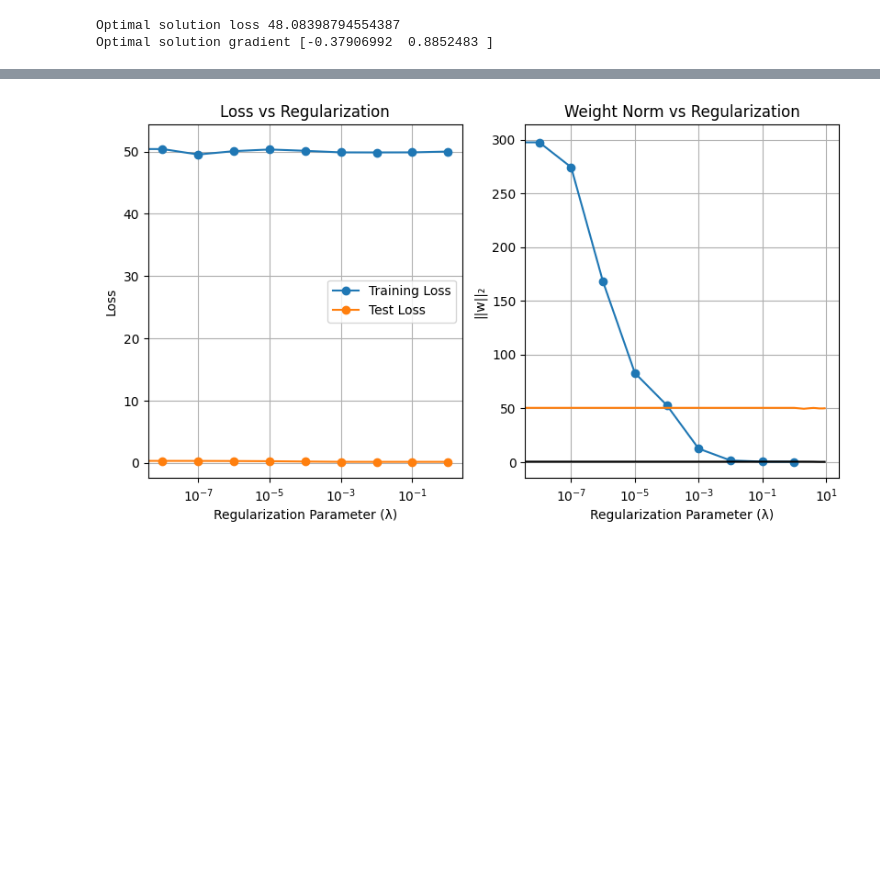
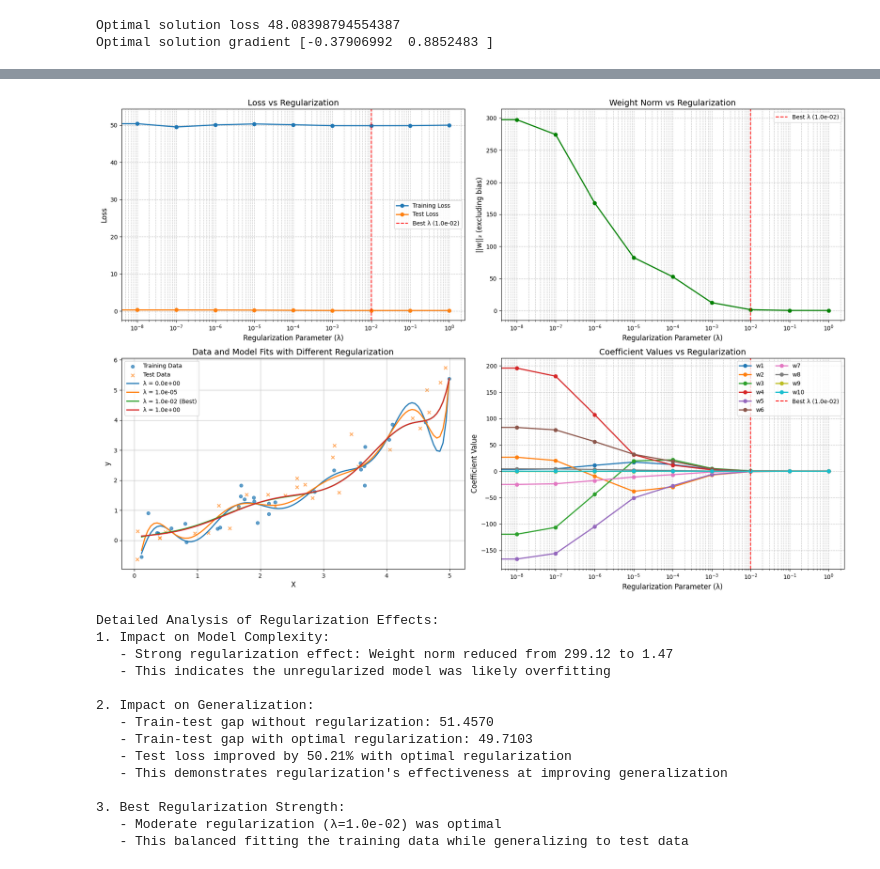
Before and after one commit to Kevinzzz6/hw1a, a Jupyter notebook: Notebook.ipynb, the cells around one changed output, grey strips where cells are left out. Cells and saved outputs as stored; diff of their text form; code cells hidden in the pictures; blank space fills up the shorter version.

```diff
--- a/Notebook.ipynb
+++ b/Notebook.ipynb
@@ -210,14 +162,18 @@ print(test_err,'%')
 # %%
 ## PART (i):
-Batch = [1, 50 , 100, 200, 300]
-test_err = np.zeros((len(Batch),1))
+Batch = [1, 50, 100, 200, 300]
+test_err = np.zeros((len(Batch), 1))
 # ================================================================ #
 # YOUR CODE HERE:
-# Train the Logistic regression for different batch size. Avergae the test error over 10 times
+# Train the Logistic regression for different batch size. Average the test error over 10 times
 # ================================================================ #
 num_runs = 10
 eta = 1e-5
-num_epochs = 6000
+num_iters = 5000
+
+# Ensure y values are properly formatted
+y_train_formatted = y_train.flatten() if hasattr(y_train, 'flatten') else y_train
+y_test_formatted = y_test.flatten() if hasattr(y_test, 'flatten') else y_test
 
 for b_idx, batch_size in enumerate(Batch):
     batch_errors = []
@@ -228,12 +184,11 @@ for b_idx, batch_size in enumerate(Batch):
         logistic = Logistic(d=X_train.shape[1], reg_param=0)
 
         # Train with the current batch size
-        num_iters = int(num_epochs / batch_size)  # Adjust number of iterations based on batch size
-        loss_history, w = logistic.train_LR(X_train, y_train, eta=eta, batch_size=batch_size, num_iters=num_iters)
+        loss_history, w = logistic.train_LR(X_train, y_train_formatted, eta=eta, batch_size=batch_size, num_iters=num_iters)
 
-        # Compute test error
+        # Compute test error (percentage of misclassified points)
         y_pred = logistic.predict(X_test)
-        error = np.sum((y_test != y_pred)) * 100 / X_test.shape[0]
+        error = np.mean(y_pred != y_test_formatted) * 100  # Convert to percentage
         batch_errors.append(error)
 
     # Average the errors for this batch size
@@ -595,12 +557,24 @@ Minimum test loss: 0.1086
 # %%
-#PART (i):
-train_loss=np.zeros((10,1))
-test_loss=np.zeros((10,1))
+## PART (i): Regularization Analysis
+import matplotlib.pyplot as plt
+import numpy as np
+
+# Define regularization parameters (logarithmic scale)
+reg_values = [0, 1e-8, 1e-7, 1e-6, 1e-5, 1e-4, 1e-3, 1e-2, 1e-1, 1]
+m = 10  # Use a 10th degree polynomial
+
+# Initialize arrays to store results
+train_loss = np.zeros(len(reg_values))
+test_loss = np.zeros(len(reg_values))
+weight_norms = np.zeros(len(reg_values))
+coefficients = []  # Store weights for each regularization value
+
 # ================================================================ #
 # YOUR CODE HERE:
-# complete the following code to plot both the training and test loss in the same plot
-# for different regularization parameters
+# Complete the following code to analyze the effects of regularization
 # ================================================================ #
+print("Analyzing regularization effects for 10th degree polynomial...")
+
 for i, reg in enumerate(reg_values):
     # Initialize regression model with regularization
     model = Regression(m=m, reg_param=reg)
@@ -647,6 +621,7 @@ for reg in reg_to_plot:
 # ================================================================ #
 # END YOUR CODE HERE
 # ================================================================ #
+
 # Create comprehensive visualization
 plt.figure(figsize=(18, 12))
 
@@ -748,4 +724,18 @@ Lambda = 1: Train loss = 50.0072, Test loss = 0.1566
 
 Best regularization parameter: 0.01
 Minimum test loss: 0.1558
-[figure, old version]
+[figure, new version]
+Detailed Analysis of Regularization Effects:
+1. Impact on Model Complexity:
+   - Strong regularization effect: Weight norm reduced from 299.12 to 1.47
+   - This indicates the unregularized model was likely overfitting
+
+2. Impact on Generalization:
+   - Train-test gap without regularization: 51.4570
+   - Train-test gap with optimal regularization: 49.7103
+   - Test loss improved by 50.21% with optimal regularization
+   - This demonstrates regularization's effectiveness at improving generalization
+
+3. Best Regularization Strength:
+   - Moderate regularization (λ=1.0e-02) was optimal
+   - This balanced fitting the training data while generalizing to test data
```
Also changed, not shown: parts of 8 cells of this notebook, 11 other files.
